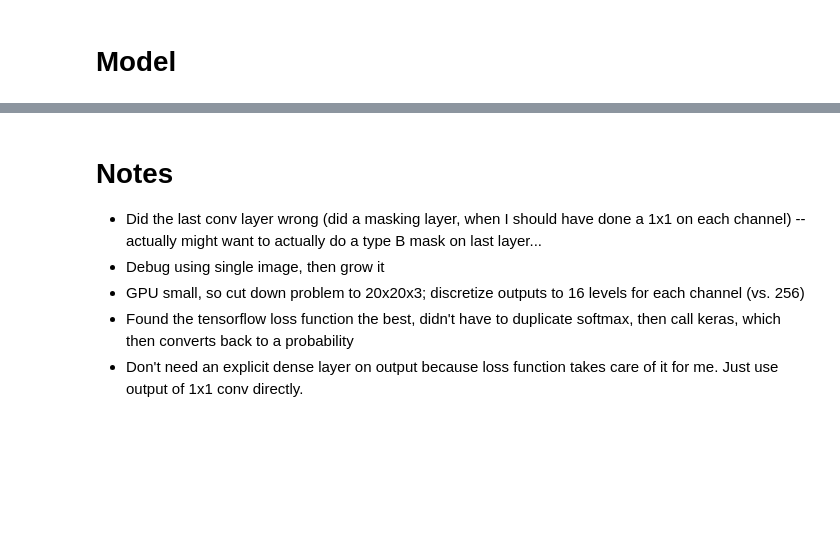
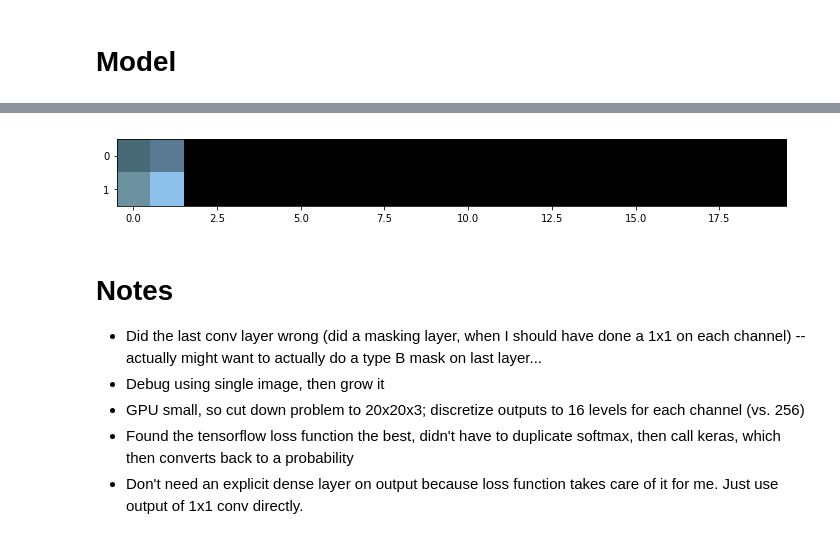
Before and after one commit to bjlkeng/sandbox, a Jupyter notebook: notebooks/pixel_cnn/pixelcnn.ipynb, the cells around one changed output, grey strips where cells are left out. Cells and saved outputs as stored; diff of their text form; code cells hidden in the pictures; blank space fills up the shorter version.

```diff
--- a/notebooks/pixel_cnn/pixelcnn.ipynb
+++ b/notebooks/pixel_cnn/pixelcnn.ipynb
@@ -384,4 +390,6 @@ X_train[0, 0, 0, :] * 255
 # %%
-plt.figure(figsize=(3, 3))
-plt.imshow((255 * img).astype(int))
+plt.figure(figsize=(12, 12))
+plt.imshow(figure)
 plt.show()
+# %% [output]
+[figure, added]
```
Also changed, not shown: parts of 20 cells of this notebook, 3 other files.
